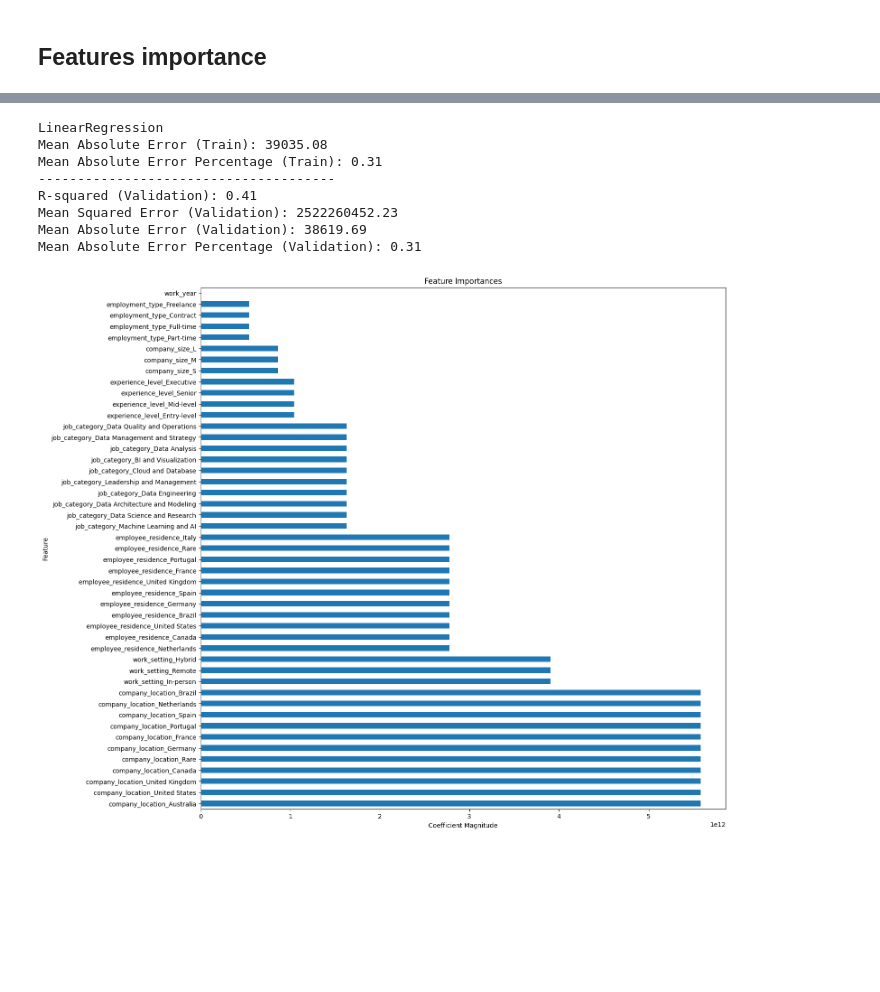
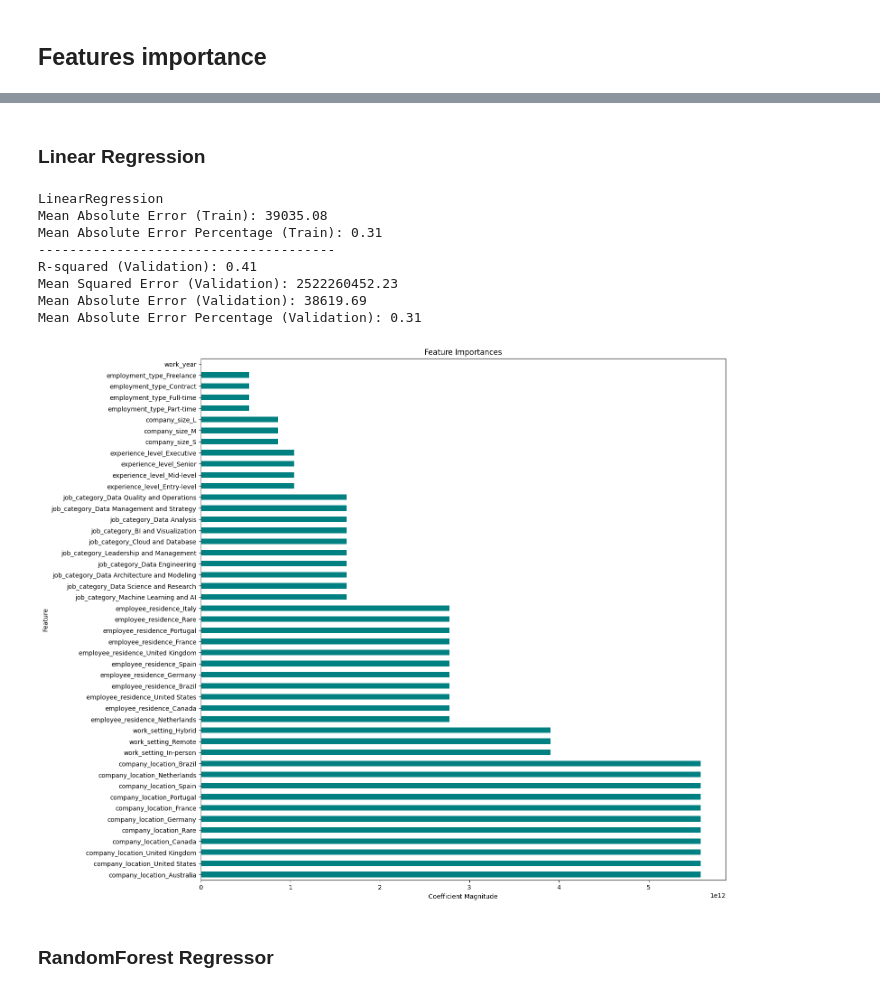
Before and after one commit to olgazju/project_salary_prediction, a Jupyter notebook: EDA.ipynb, the cells around one changed output, grey strips where cells are left out. Saved outputs shown, nothing was run; the diff lists cells and outputs as text; code cells hidden in the pictures; blank space fills up the shorter version.

```diff
--- a/EDA.ipynb
+++ b/EDA.ipynb
@@ -386,42 +538,47 @@ def print_metrics(model, X_train, y_train, X_val, y_val):
     print(f"Mean Squared Error (Validation): {mse_val:.2f}")
     print(f"Mean Absolute Error (Validation): {mae:.2f}")
     print(f"Mean Absolute Error Percentage (Validation): {mape:.2f}")
+# %% [markdown]
+### Linear Regression
 # %%
-X_train = train.drop(['salary_in_usd'], axis=1)  # drop the target variable
+X_train = train.drop(['salary_in_usd'], axis=1)
 y_train = np.log1p(train['salary_in_usd'])
-X_val = val.drop(['salary_in_usd'], axis=1)  # drop the target variable
+X_val = val.drop(['salary_in_usd'], axis=1)
 y_val = np.log1p(val['salary_in_usd'])
+X_test = test.drop(['salary_in_usd'], axis=1)
+y_test = np.log1p(test['salary_in_usd'])
 
 lr = LinearRegression()
 lr.fit(X_train, y_train)
 print("LinearRegression")
 print_metrics(lr, X_train, y_train, X_val, y_val)
 print("")
 
 coefficients = lr.coef_
 
-# Create a DataFrame for easy plotting
 feature_importance = pd.DataFrame(coefficients, index=X_train.columns, columns=["Importance"])
 feature_importance["Absolute Importance"] = feature_importance["Importance"].abs()
 feature_importance = feature_importance.sort_values(by="Absolute Importance", ascending=False)
 
 
 plt.figure(figsize=(15, 15))
-feature_importance['Absolute Importance'].plot(kind='barh')
+feature_importance['Absolute Importance'].plot(kind='barh', color="teal")
 plt.title('Feature Importances')
 plt.xlabel('Coefficient Magnitude')
 plt.ylabel('Feature')
 plt.show()
 # %% [output]
 LinearRegression
 Mean Absolute Error (Train): 39035.08
 Mean Absolute Error Percentage (Train): 0.31
 --------------------------------------
 R-squared (Validation): 0.41
 Mean Squared Error (Validation): 2522260452.23
 Mean Absolute Error (Validation): 38619.69
 Mean Absolute Error Percentage (Validation): 0.31
-[figure, old version]
+[figure, new version]
+# %% [markdown]
+### RandomForest Regressor
 # %%
 rf_reg = RandomForestRegressor(random_state=42)
 rf_reg.fit(X_train, y_train)
```
Also changed, not shown: parts of 38 cells of this notebook, 1 other file.
